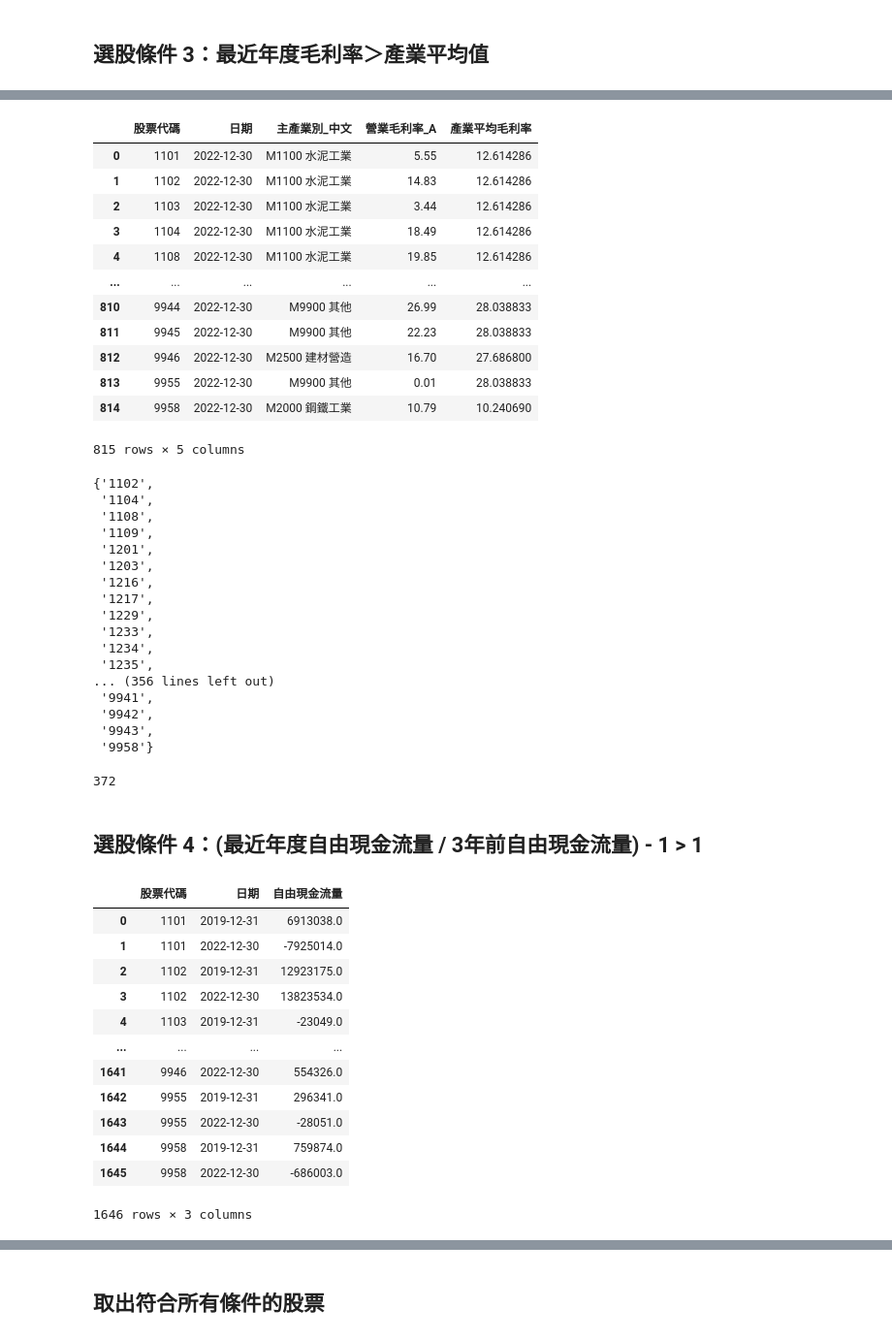
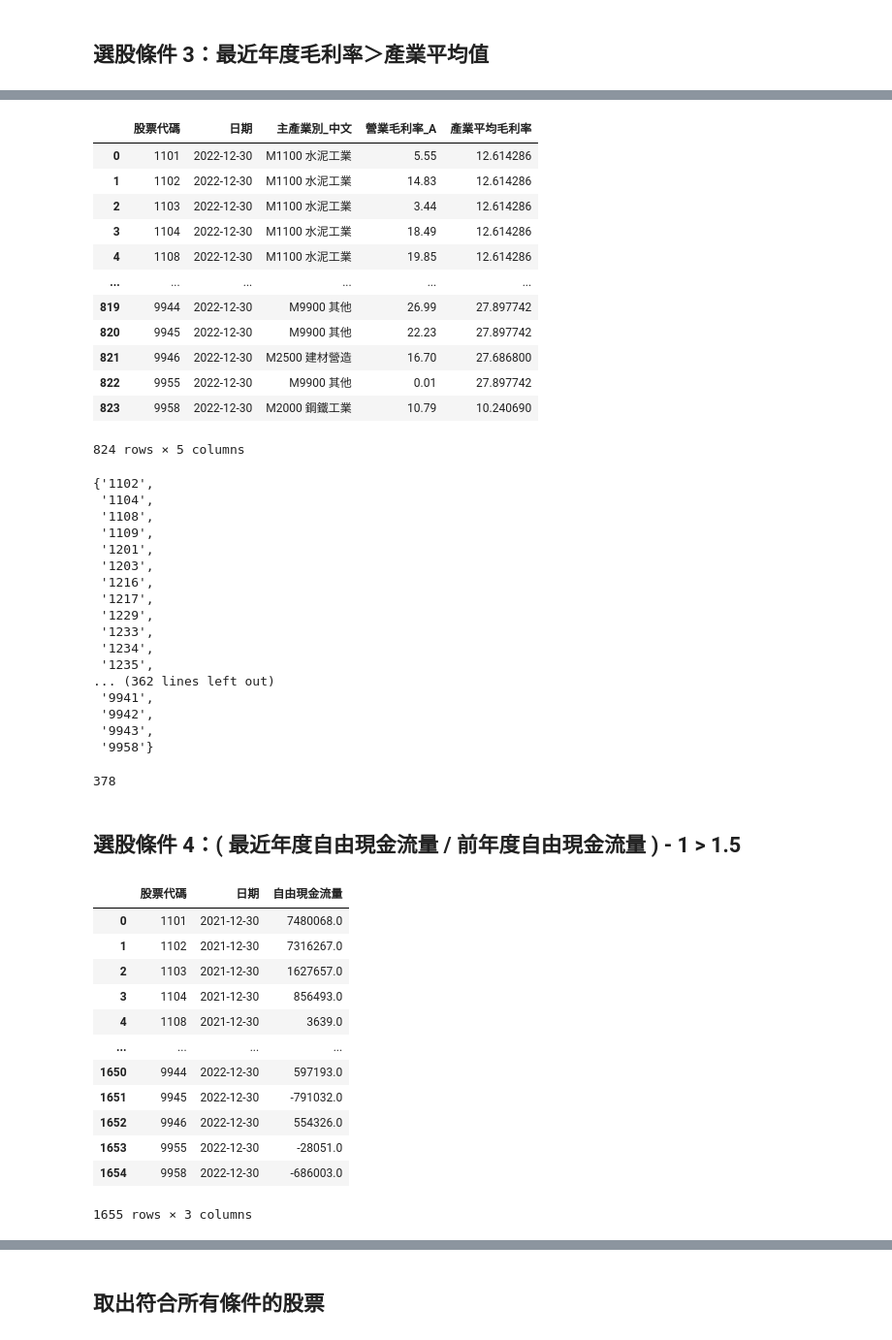
Before and after one commit to tejtw/TEJAPI_Python_Medium_Application, a Jupyter notebook: FinTech Space 巴菲特選股策略範例.ipynb, the cells around one changed output, grey strips where cells are left out. Shown at 97% size. Saved outputs shown, nothing was run; the diff lists cells and outputs as text; code cells hidden in the pictures.

```diff
--- a/FinTech Space 巴菲特選股策略範例.ipynb
+++ b/FinTech Space 巴菲特選股策略範例.ipynb
@@ -39,8 +43,8 @@ p.s. 關於 `get_universe()` 的說明，可參考 TQuant Lab github：[get_univ
 # %%
 from zipline.sources.TEJ_Api_Data import get_universe
 
-pool = get_universe(start = '2019-12-31',
-                    end = '2019-12-31',  # 選取 2019 年年底已上市的股票
+pool = get_universe(start = '2021-01-04',
+                    end = '2021-01-04',  # 選取 2019 年年底已上市的股票
                     mkt_bd_e = 'TSE',  # 已上市之股票
                     stktp_e = 'Common Stock',  # 普通股
                     main_ind_e = 'General Industry') # general industry 篩掉金融產業
@@ -84,7 +88,7 @@ len(pool)
 # %%
 import TejToolAPI
 
-start_time = pd.Timestamp('2019-12-31')
+start_time = pd.Timestamp('2021-01-05')
 end_time = pd.Timestamp('2022-12-30')  # 將時間字串轉換成時間格式
 
 data = TejToolAPI.get_history_data(start = start_time,
@@ -275,12 +279,12 @@ GM_1Y_data
 | 3 | 1104 | 2022-12-30 | M1100 水泥工業 | 18.49 | 12.614286 |
 | 4 | 1108 | 2022-12-30 | M1100 水泥工業 | 19.85 | 12.614286 |
 | ... | ... | ... | ... | ... | ... |
-| 810 | 9944 | 2022-12-30 | M9900 其他 | 26.99 | 28.038833 |
-| 811 | 9945 | 2022-12-30 | M9900 其他 | 22.23 | 28.038833 |
-| 812 | 9946 | 2022-12-30 | M2500 建材營造 | 16.70 | 27.686800 |
-| 813 | 9955 | 2022-12-30 | M9900 其他 | 0.01 | 28.038833 |
-| 814 | 9958 | 2022-12-30 | M2000 鋼鐵工業 | 10.79 | 10.240690 |
+| 819 | 9944 | 2022-12-30 | M9900 其他 | 26.99 | 27.897742 |
+| 820 | 9945 | 2022-12-30 | M9900 其他 | 22.23 | 27.897742 |
+| 821 | 9946 | 2022-12-30 | M2500 建材營造 | 16.70 | 27.686800 |
+| 822 | 9955 | 2022-12-30 | M9900 其他 | 0.01 | 27.897742 |
+| 823 | 9958 | 2022-12-30 | M2000 鋼鐵工業 | 10.79 | 10.240690 |
-815 rows × 5 columns
+824 rows × 5 columns
 # %%
 set_3 = set(GM_1Y_data[GM_1Y_data['營業毛利率_A'] > GM_1Y_data['產業平均毛利率']]['股票代碼'])  # 篩選符合選股條件的公司
 set_3
@@ -297,7 +301,7 @@ set_3
  '1233',
  '1234',
  '1235',
-... (356 lines left out)
+... (362 lines left out)
  '9941',
  '9942',
  '9943',
@@ -305,31 +309,31 @@ set_3
 # %%
 len(set_3)
 # %% [output]
-372
+378
 # %% [markdown]
-## 選股條件 4：(最近年度自由現金流量 / 3年前自由現金流量) - 1 > 1
+## 選股條件 4：( 最近年度自由現金流量 / 前年度自由現金流量 ) - 1 > 1.5
 # %%
-# 取出最近一年及三年前的資料
-cash_data = data[data['日期'].isin(['2019-12-31', '2022-12-30'])].reset_index(drop = True)
+# 取出最近一年及前一年度的資料
+cash_data = data[data['日期'].isin(['2021-12-30', '2022-12-30'])].reset_index(drop = True)
 
 # 取出股票基本資料與自由現金流量方便觀察
 cash_data = cash_data[['股票代碼', '日期', '自由現金流量']]
 
 cash_data
 # %% [output]
 |  | 股票代碼 | 日期 | 自由現金流量 |
-| 0 | 1101 | 2019-12-31 | 6913038.0 |
-| 1 | 1101 | 2022-12-30 | -7925014.0 |
-| 2 | 1102 | 2019-12-31 | 12923175.0 |
-| 3 | 1102 | 2022-12-30 | 13823534.0 |
-| 4 | 1103 | 2019-12-31 | -23049.0 |
+| 0 | 1101 | 2021-12-30 | 7480068.0 |
+| 1 | 1102 | 2021-12-30 | 7316267.0 |
+| 2 | 1103 | 2021-12-30 | 1627657.0 |
+| 3 | 1104 | 2021-12-30 | 856493.0 |
+| 4 | 1108 | 2021-12-30 | 3639.0 |
 | ... | ... | ... | ... |
-| 1641 | 9946 | 2022-12-30 | 554326.0 |
-| 1642 | 9955 | 2019-12-31 | 296341.0 |
-| 1643 | 9955 | 2022-12-30 | -28051.0 |
-| 1644 | 9958 | 2019-12-31 | 759874.0 |
-| 1645 | 9958 | 2022-12-30 | -686003.0 |
+| 1650 | 9944 | 2022-12-30 | 597193.0 |
+| 1651 | 9945 | 2022-12-30 | -791032.0 |
+| 1652 | 9946 | 2022-12-30 | 554326.0 |
+| 1653 | 9955 | 2022-12-30 | -28051.0 |
+| 1654 | 9958 | 2022-12-30 | -686003.0 |
-1646 rows × 3 columns
+1655 rows × 3 columns
 # %%
 # 計算自由現金流量比率： 最近年度自由現金流量 / 3年前自由現金流量
 cash_data['自由現金流量比率'] = cash_data['自由現金流量'] / cash_data.groupby('股票代碼')['自由現金流量'].shift(1)
```
Also changed, not shown: parts of 41 cells of this notebook.
